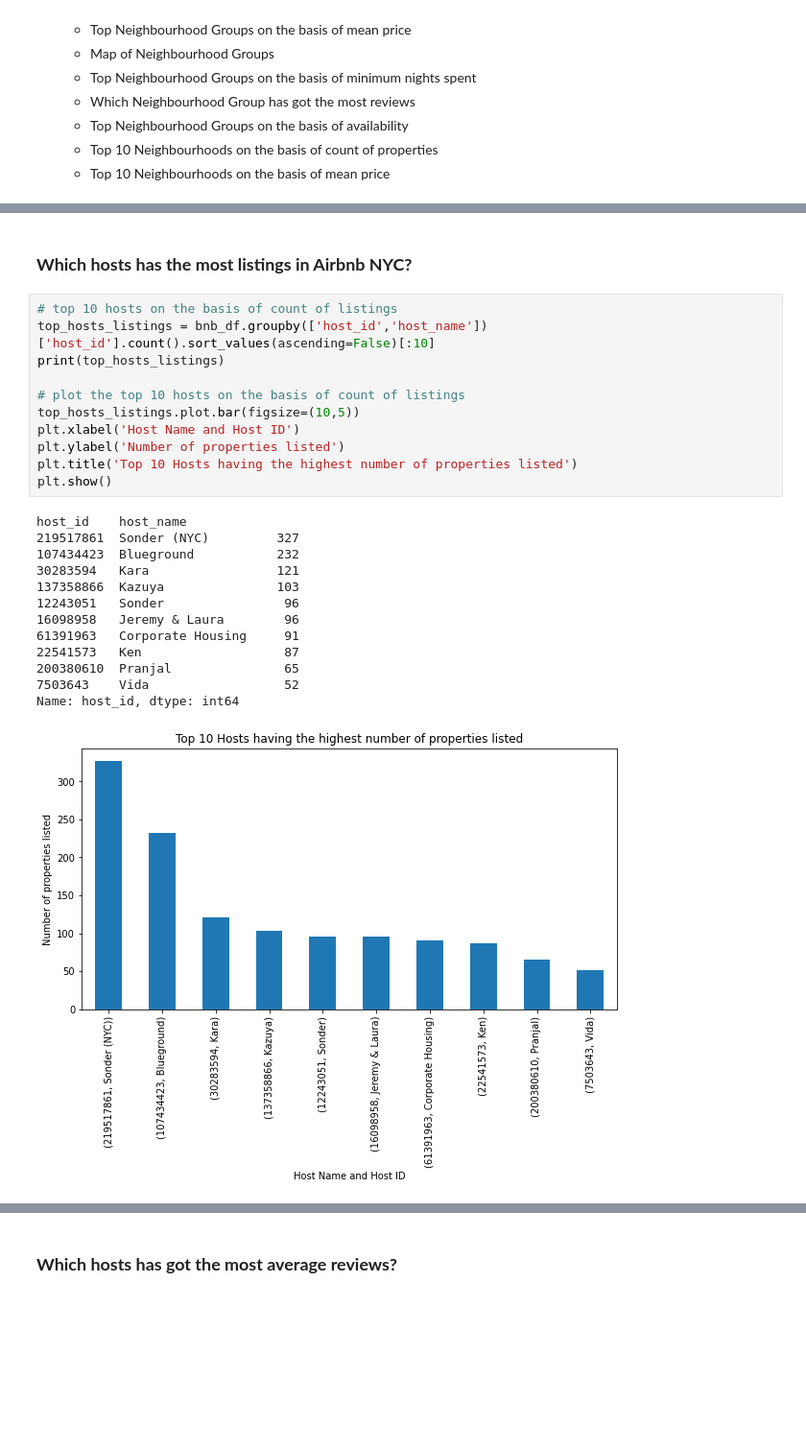
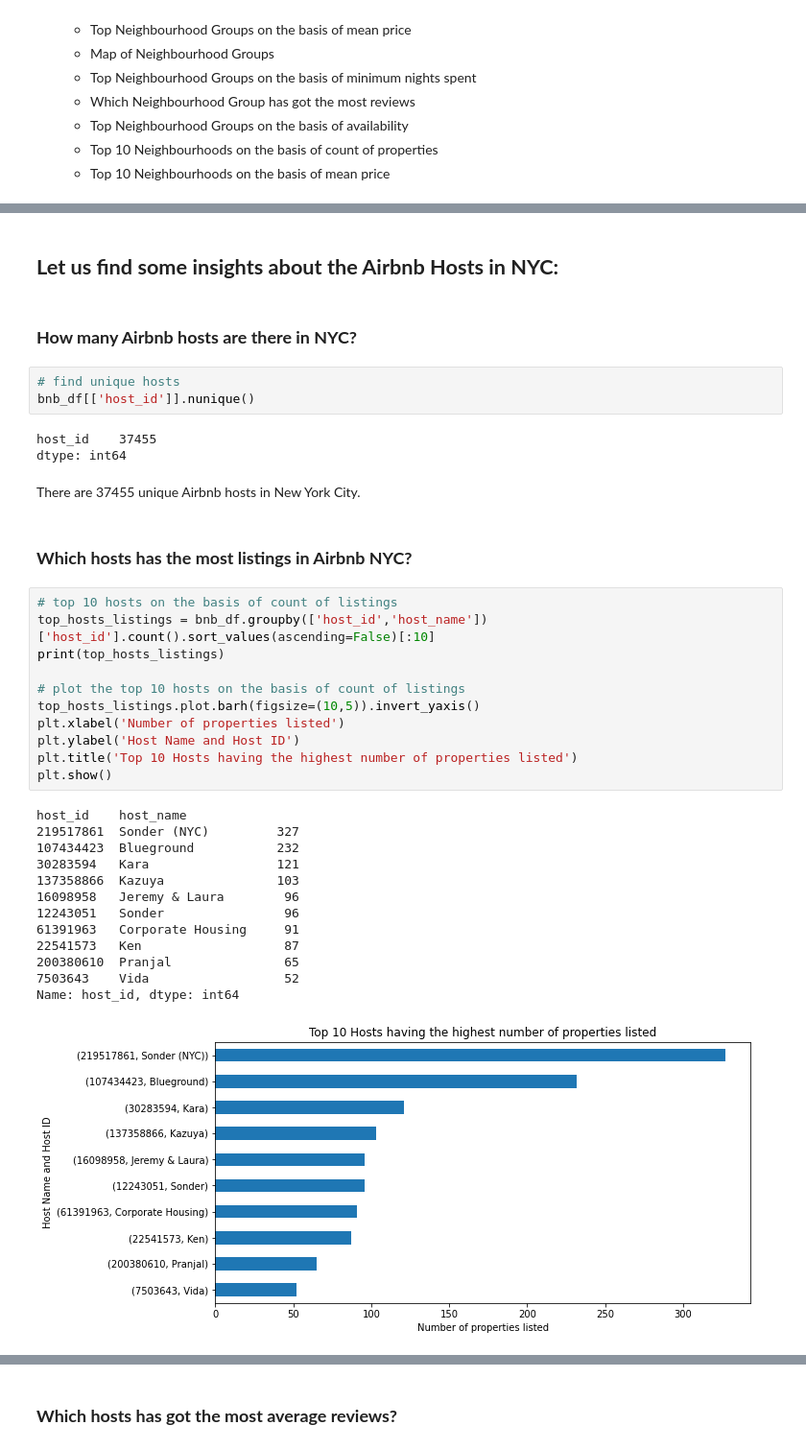
Before and after one commit to Rudrajit12/Airbnb-Bookings-Analysis, a Jupyter notebook: Airbnb_Bookings_Analysis_Capstone_Project.ipynb, the cells around one changed output, grey strips where cells are left out. Shown at 96% size. Cells and saved outputs as stored; diff of their text form; blank space fills up the shorter version.

Commit message:
Updated insights about hosts and neighborhood groups

```diff
--- a/Airbnb_Bookings_Analysis_Capstone_Project.ipynb
+++ b/Airbnb_Bookings_Analysis_Capstone_Project.ipynb
@@ -273,28 +287,40 @@ bnb_df.describe()
+# %% [markdown]
+## **Let us find some insights about the Airbnb Hosts in NYC:**
+# %% [markdown]
+### **How many Airbnb hosts are there in NYC?**
+# %%
+# find unique hosts
+bnb_df[['host_id']].nunique()
+# %% [output]
+host_id    37455
+dtype: int64
+# %% [markdown]
+There are 37455 unique Airbnb hosts in New York City.
 # %% [markdown]
 ### **Which hosts has the most listings in Airbnb NYC?**
 # %%
 # top 10 hosts on the basis of count of listings
 top_hosts_listings = bnb_df.groupby(['host_id','host_name'])['host_id'].count().sort_values(ascending=False)[:10]
 print(top_hosts_listings)
 
 # plot the top 10 hosts on the basis of count of listings
-top_hosts_listings.plot.bar(figsize=(10,5))
-plt.xlabel('Host Name and Host ID')
-plt.ylabel('Number of properties listed')
+top_hosts_listings.plot.barh(figsize=(10,5)).invert_yaxis()
+plt.xlabel('Number of properties listed')
+plt.ylabel('Host Name and Host ID')
 plt.title('Top 10 Hosts having the highest number of properties listed')
 plt.show()
 # %% [output]
 host_id    host_name
 219517861  Sonder (NYC)         327
 107434423  Blueground           232
 30283594   Kara                 121
 137358866  Kazuya               103
+16098958   Jeremy & Laura        96
 12243051   Sonder                96
-16098958   Jeremy & Laura        96
 61391963   Corporate Housing     91
 22541573   Ken                   87
 200380610  Pranjal               65
 7503643    Vida                  52
 Name: host_id, dtype: int64
-[figure, old version]
+[figure, new version]
 # %% [markdown]
```
Also changed, not shown: parts of 30 cells of this notebook.
